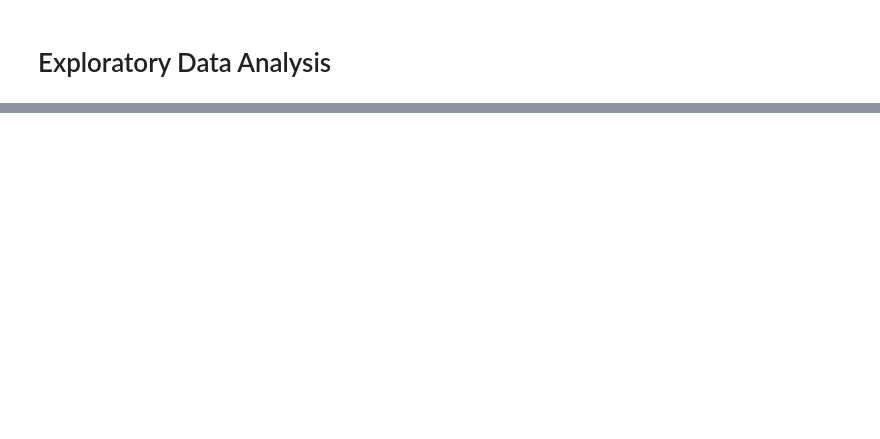
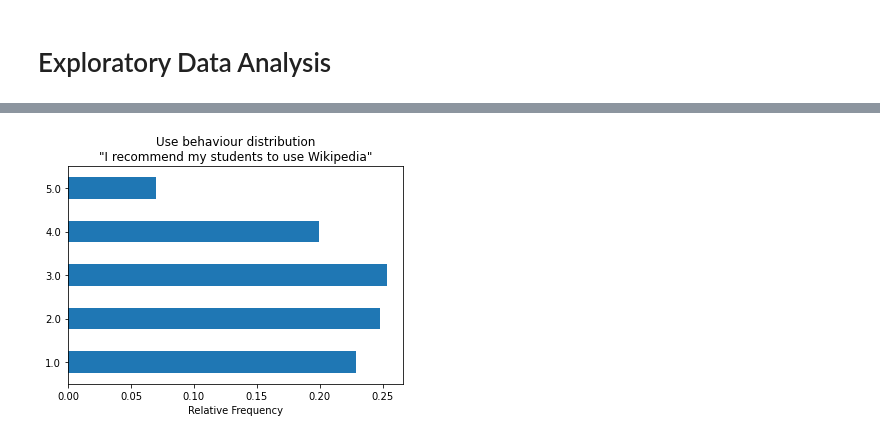
Before and after one commit to KWeatherwalks/EduWikiML, a Jupyter notebook: EDA.ipynb, the cells around one changed output, grey strips where cells are left out. Drawn from its saved outputs; the diff is of its cells as text; code cells hidden in the pictures; blank space fills up the shorter version.

```diff
--- a/EDA.ipynb
+++ b/EDA.ipynb
@@ -36,0 +91,4 @@ df_train.shape
+# %%
+plot_bar('USE3')
+# %% [output]
+[figure, added]
```
Also changed, not shown: parts of 20 cells of this notebook, 3 other files.
